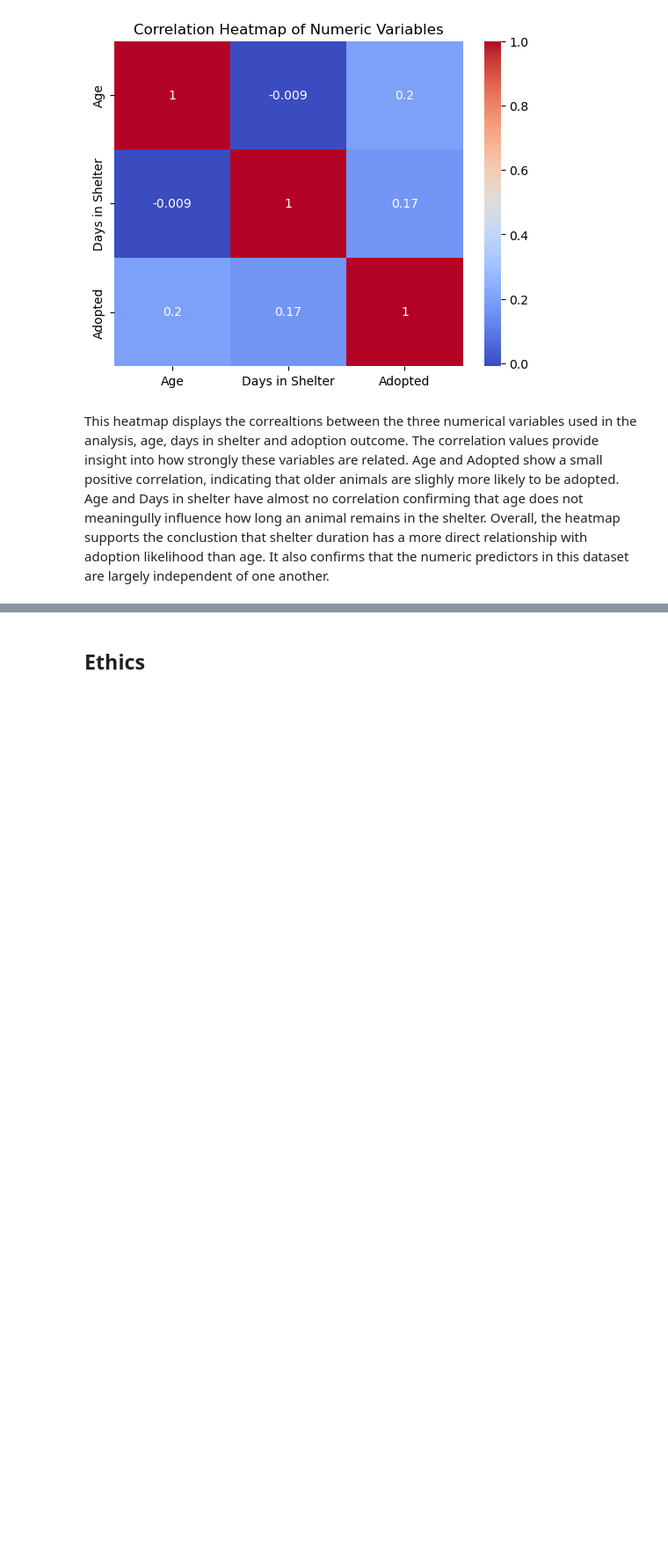
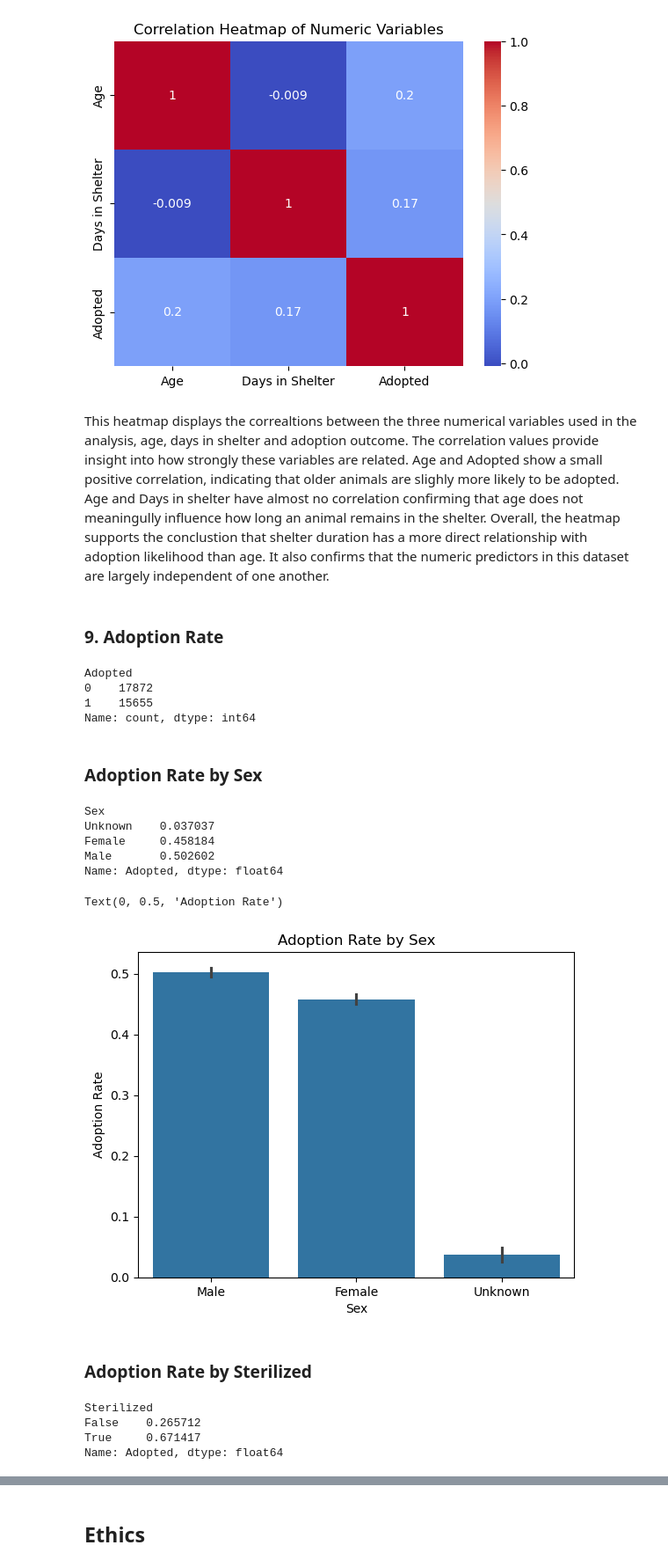
Before and after one commit to mareRong/Long-Beach-Pet-Shelter-Analysis, a Jupyter notebook: 02-EDACheckpoint.ipynb, the cells around one changed output, grey strips where cells are left out. Shown at 88% size. Cells and saved outputs as stored; diff of their text form; code cells hidden in the pictures; blank space fills up the shorter version.

```diff
--- a/02-EDACheckpoint.ipynb
+++ b/02-EDACheckpoint.ipynb
@@ -468,3 +472,38 @@ Text(0.5, 1.0, 'Correlation Heatmap of Numeric Variables')
 [figure]
 # %% [markdown]
 This heatmap displays the correaltions between the three numerical variables used in the analysis, age, days in shelter and adoption outcome. The correlation values provide insight into how strongly these variables are related. Age and Adopted show a small positive correlation, indicating that older animals are slighly more likely to be adopted. Age and Days in shelter have almost no correlation confirming that age does not meaningully influence how long an animal remains in the shelter. Overall, the heatmap supports the conclustion that shelter duration has a more direct relationship with adoption likelihood than age. It also confirms that the numeric predictors in this dataset are largely independent of one another.
+# %% [markdown]
+### 9. Adoption Rate
+# %%
+df['Adopted'].value_counts()
+# %% [output]
+Adopted
+0    17872
+1    15655
+Name: count, dtype: int64
+# %% [markdown]
+### Adoption Rate by Sex
+# %%
+df.groupby('Sex')['Adopted'].mean().sort_values()
+# %% [output]
+Sex
+Unknown    0.037037
+Female     0.458184
+Male       0.502602
+Name: Adopted, dtype: float64
+# %%
+sns.barplot(data=df, x='Sex', y='Adopted')
+plt.title("Adoption Rate by Sex")
+plt.ylabel("Adoption Rate")
+# %% [output]
+Text(0, 0.5, 'Adoption Rate')
+[figure, added]
+# %% [markdown]
+### Adoption Rate by Sterilized
+# %%
+df.groupby('Sterilized')['Adopted'].mean()
+# %% [output]
+Sterilized
+False    0.265712
+True     0.671417
+Name: Adopted, dtype: float64
```
Also changed, not shown: parts of 21 cells of this notebook.
